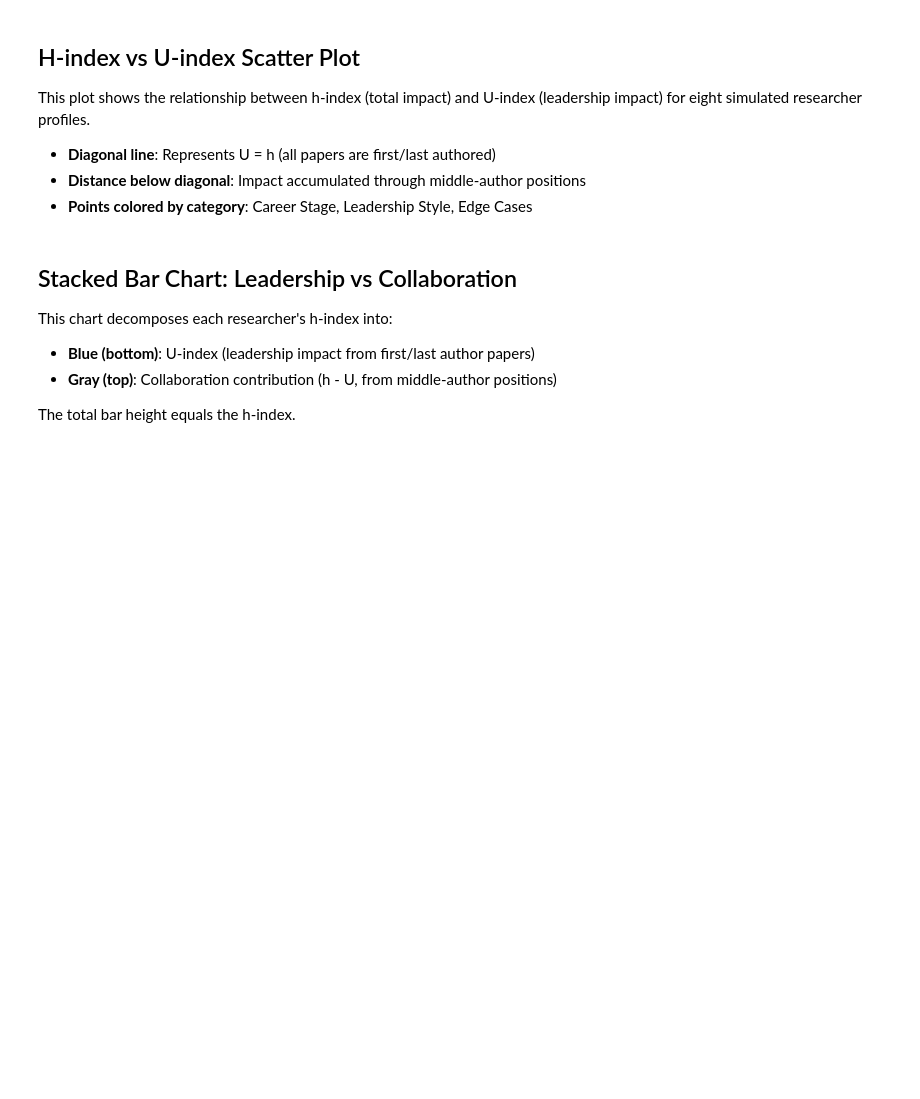
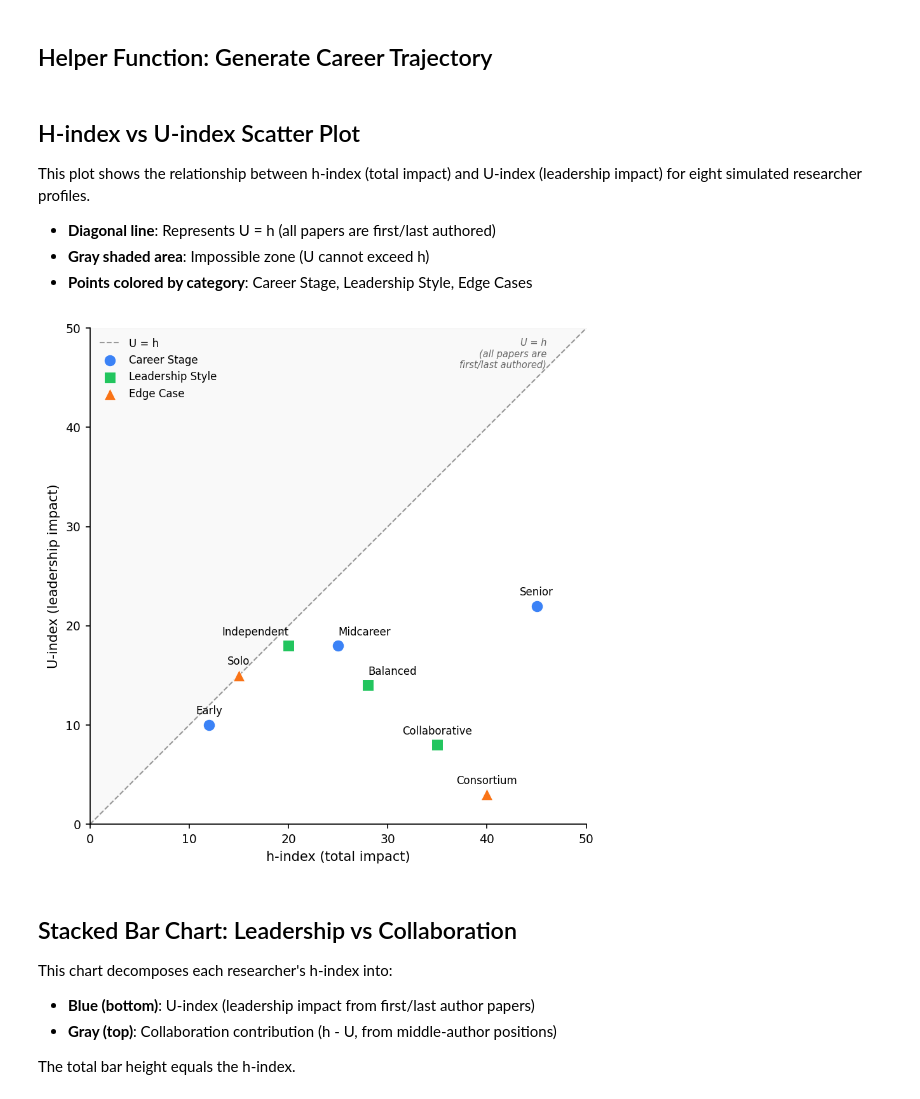
Before and after one commit to renato-umeton/u-index, a Jupyter notebook: examples/u_index_visualizations.ipynb, the cells around one changed output. Saved outputs shown, nothing was run; the diff lists cells and outputs as text; code cells hidden in the pictures; blank space fills up the shorter version.

```diff
--- a/examples/u_index_visualizations.ipynb
+++ b/examples/u_index_visualizations.ipynb
@@ -29 +98,3 @@ RESEARCHERS = [
 ]
+# %% [markdown]
+## Helper Function: Generate Career Trajectory
@@ -33,5 +152,5 @@ RESEARCHERS = [
 This plot shows the relationship between h-index (total impact) and U-index (leadership impact) for eight simulated researcher profiles.
 
 - **Diagonal line**: Represents U = h (all papers are first/last authored)
-- **Distance below diagonal**: Impact accumulated through middle-author positions
+- **Gray shaded area**: Impossible zone (U cannot exceed h)
 - **Points colored by category**: Career Stage, Leadership Style, Edge Cases
@@ -76,3 +157,65 @@ create_scatter_plot().show()
+# %%
+def create_scatter_plot():
+    """Create scatter plot showing h vs U for all researchers."""
+
+    fig, ax = plt.subplots(figsize=(6, 6), dpi=150)
+
+    # Add diagonal line (U = h)
+    max_val = max(r["h"] for r in RESEARCHERS) + 5
+    ax.plot([0, max_val], [0, max_val], color="#999", linewidth=1, linestyle="--",
+            label="U = h", zorder=1)
+
+    # Fill above diagonal to show "impossible zone" (U cannot exceed h)
+    ax.fill_between([0, max_val], [0, max_val], [max_val, max_val], alpha=0.05, color="#999")
+
+    # Color and marker by archetype
+    archetype_styles = {
+        "Career Stage": {"color": "#3b82f6", "marker": "o"},
+        "Leadership Style": {"color": "#22c55e", "marker": "s"},
+        "Edge Case": {"color": "#f97316", "marker": "^"},
+    }
+
+    # Plot researchers
+    for archetype, style in archetype_styles.items():
+        researchers = [r for r in RESEARCHERS if r["archetype"] == archetype]
+        h_vals = [r["h"] for r in researchers]
+        u_vals = [r["u"] for r in researchers]
+        ax.scatter(h_vals, u_vals, c=style["color"], marker=style["marker"],
+                   s=80, label=archetype, zorder=3, edgecolors="white", linewidths=0.5)
+
+        # Add labels
+        for r in researchers:
+            label = r["name"].replace("Dr. ", "")
+            ha = "center"
+            if label == "Independent":
+                ha = "right"
+            elif label in ("Midcareer", "Balanced"):
+                ha = "left"
+            ax.annotate(label, (r["h"], r["u"]), textcoords="offset points",
+                        xytext=(0, 8), ha=ha, fontsize=8)
+
+    ax.set_xlabel("h-index (total impact)", fontsize=10)
+    ax.set_ylabel("U-index (leadership impact)", fontsize=10)
+    ax.set_xlim(0, max_val)
+    ax.set_ylim(0, max_val)
+    ax.set_aspect("equal")
+    ax.spines["top"].set_visible(False)
+    ax.spines["right"].set_visible(False)
+    ax.legend(fontsize=8, loc="upper left", frameon=False)
+    ax.tick_params(labelsize=9)
+
+    # Add annotation explaining the diagonal
+    ax.annotate("U = h\n(all papers are\nfirst/last authored)",
+                xy=(max_val - 4, max_val - 4), fontsize=7, color="#666", ha="right",
+                style="italic")
+
+    plt.tight_layout()
+    return fig
+
+create_scatter_plot()
+plt.show()
+# %% [output]
+[figure, added]
 # %% [markdown]
 ## Stacked Bar Chart: Leadership vs Collaboration
 
```
Also changed, not shown: parts of 16 cells of this notebook, 1 other file.
